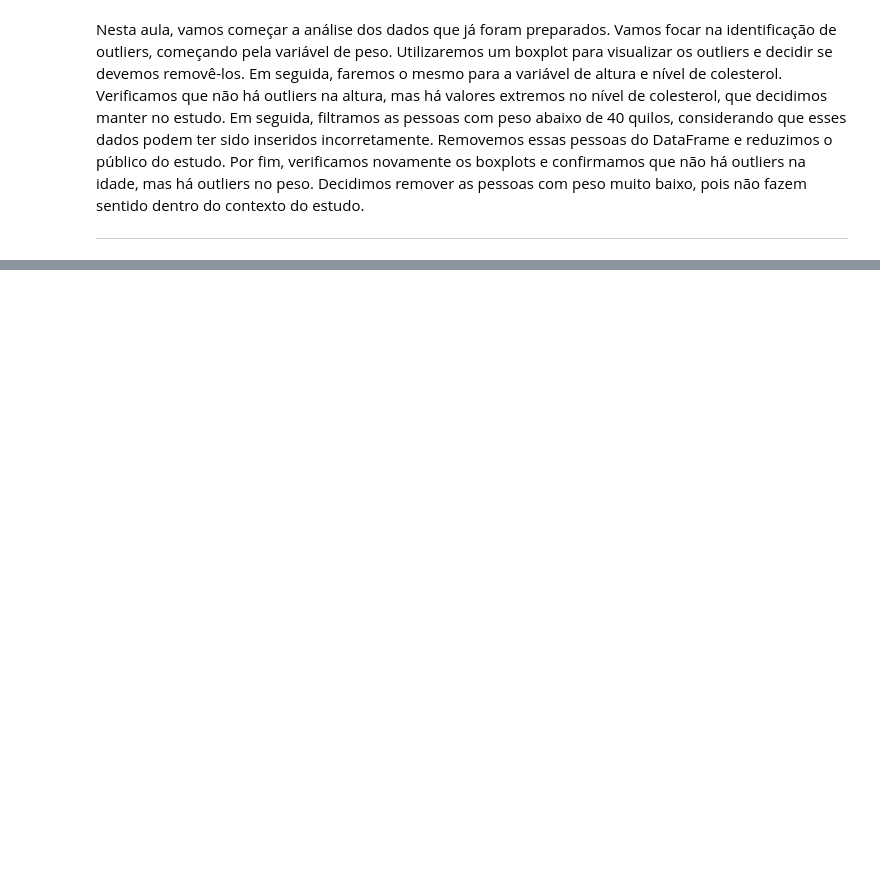
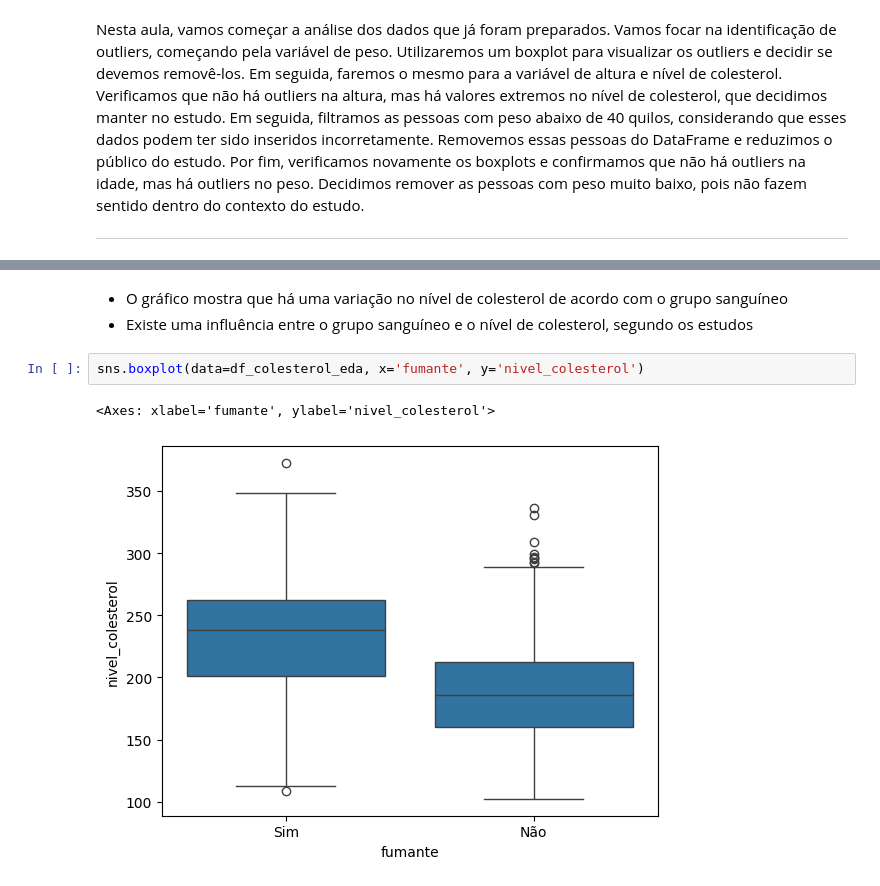
Before and after one commit to VictorGianelli/Algoritmos_Supervisionados_-_Regressao_Linear_Multipla_-_Modelo_Colesterol, a Jupyter notebook: modelo_colesterol.ipynb, the cells around one changed output, grey strips where cells are left out. Drawn from its saved outputs; the diff is of its cells as text; blank space fills up the shorter version.

Commit message:
Análise Gráfica - Variáveis Categóricas x Target

```diff
--- a/modelo_colesterol.ipynb
+++ b/modelo_colesterol.ipynb
@@ -218,0 +229,8 @@ _____________________________________________________________________
+# %% [markdown]
+- O gráfico mostra que há uma variação no nível de colesterol de acordo com o grupo sanguíneo
+- Existe uma influência entre o grupo sanguíneo e o nível de colesterol, segundo os estudos
+# %%
+sns.boxplot(data=df_colesterol_eda, x='fumante', y='nivel_colesterol')
+# %% [output]
+<Axes: xlabel='fumante', ylabel='nivel_colesterol'>
+[figure, added]
```
Also changed, not shown: parts of 7 cells of this notebook.
